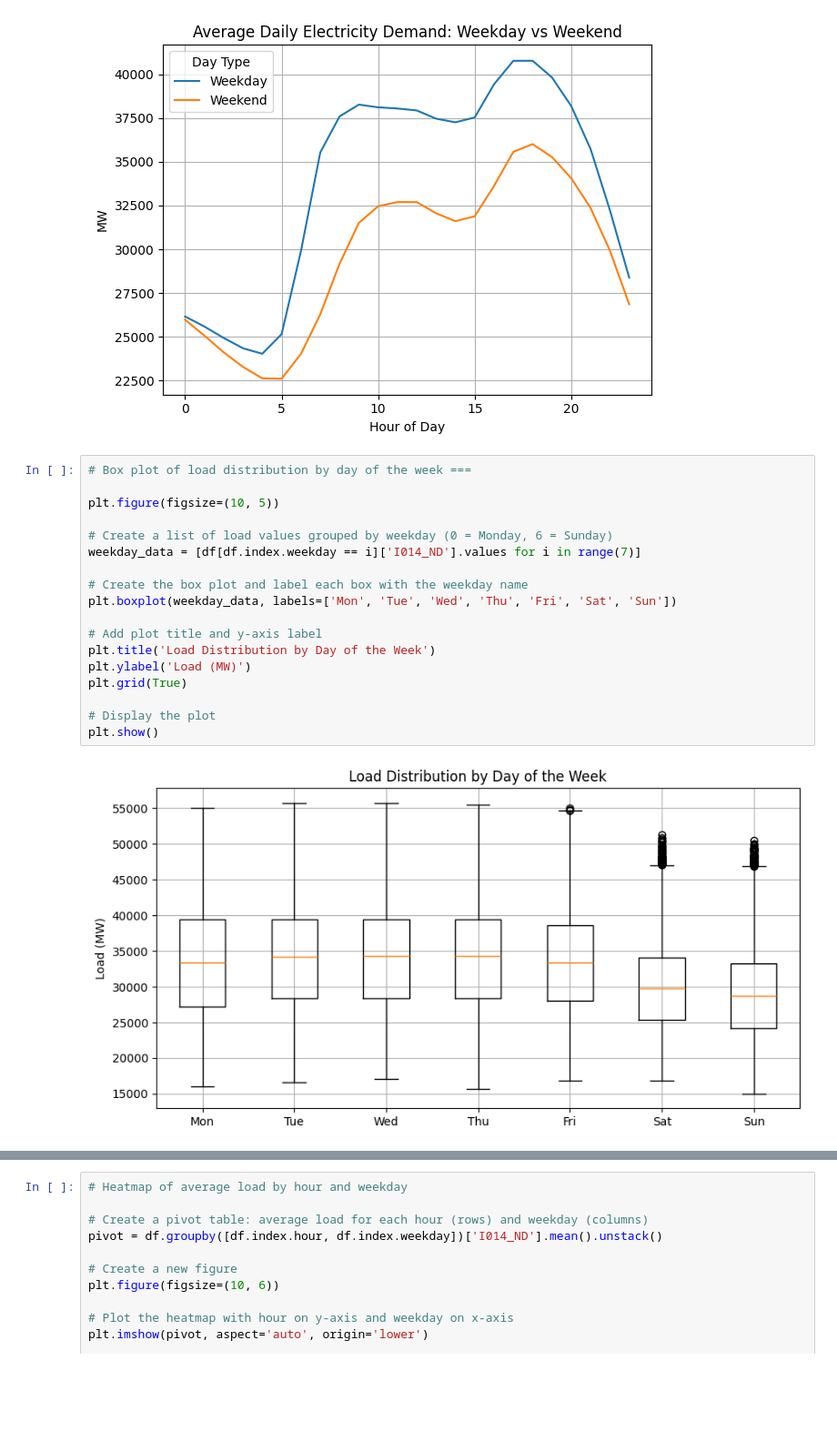
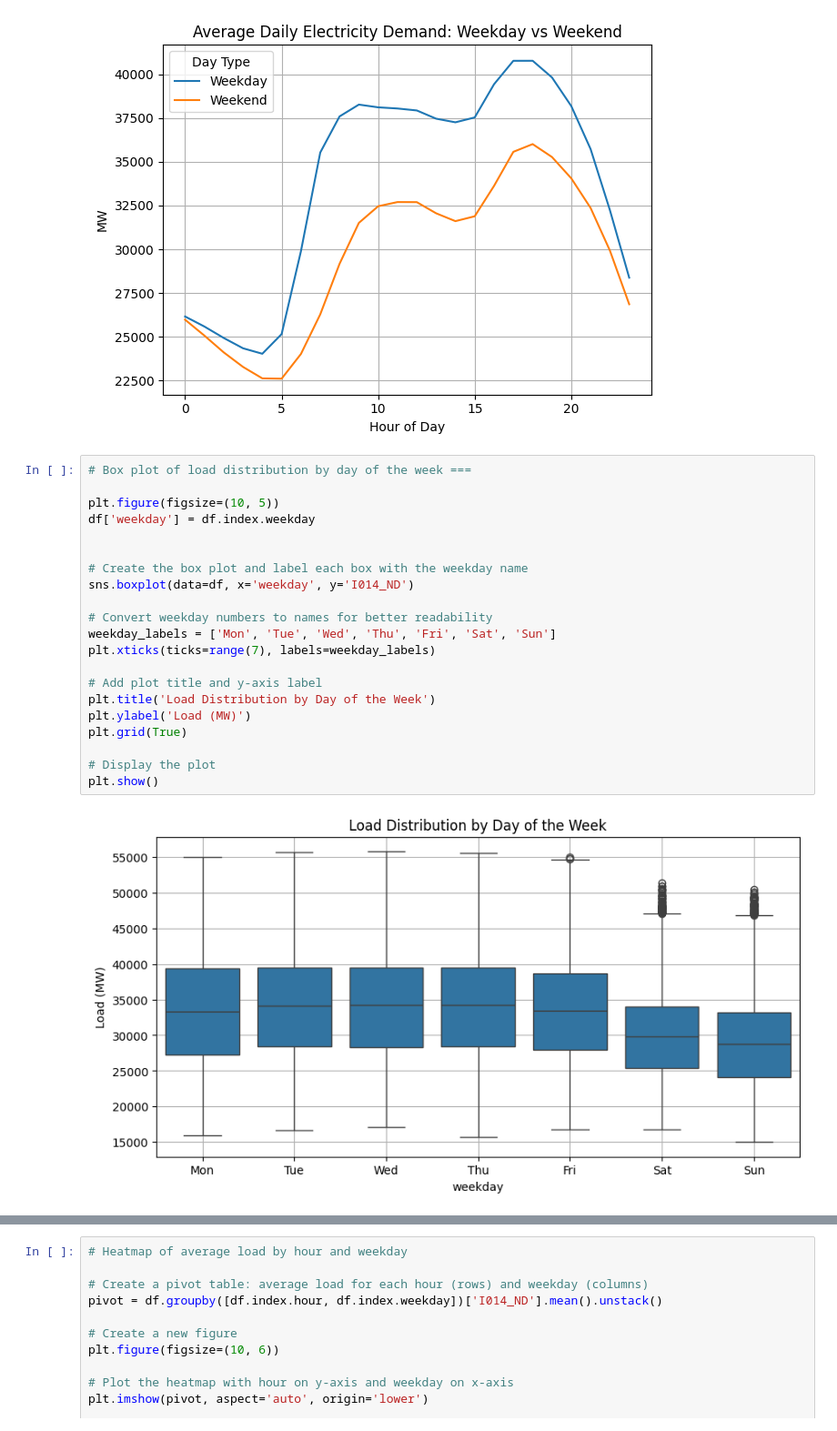
Before and after one commit to Antonin-MORENO/energy-forecasting-ml, a Jupyter notebook: notebooks/NESO_UK_Visualization.ipynb, the cells around one changed output, grey strips where cells are left out. Shown at 91% size. Drawn from its saved outputs; the diff is of its cells as text; blank space fills up the shorter version.

Commit message:
refactor(viz): migrate boxplots to Seaborn for better aesthetics

```diff
--- a/notebooks/NESO_UK_Visualization.ipynb
+++ b/notebooks/NESO_UK_Visualization.ipynb
@@ -309,23 +310,26 @@ plt.show()
 # %%
 # Box plot of load distribution by day of the week ===
 
 plt.figure(figsize=(10, 5))
+df['weekday'] = df.index.weekday
 
-# Create a list of load values grouped by weekday (0 = Monday, 6 = Sunday)
-weekday_data = [df[df.index.weekday == i]['I014_ND'].values for i in range(7)]
 
 # Create the box plot and label each box with the weekday name
-plt.boxplot(weekday_data, labels=['Mon', 'Tue', 'Wed', 'Thu', 'Fri', 'Sat', 'Sun'])
+sns.boxplot(data=df, x='weekday', y='I014_ND')
+
+# Convert weekday numbers to names for better readability
+weekday_labels = ['Mon', 'Tue', 'Wed', 'Thu', 'Fri', 'Sat', 'Sun']
+plt.xticks(ticks=range(7), labels=weekday_labels)
 
 # Add plot title and y-axis label
 plt.title('Load Distribution by Day of the Week')
 plt.ylabel('Load (MW)')
 plt.grid(True)
 
 # Display the plot
 plt.show()
 # %% [output]
-[figure, old version]
+[figure, new version]
 # %%
 # Box plot of load distribution by hour of the day
 
```
Also changed, not shown: parts of 2 cells of this notebook.
